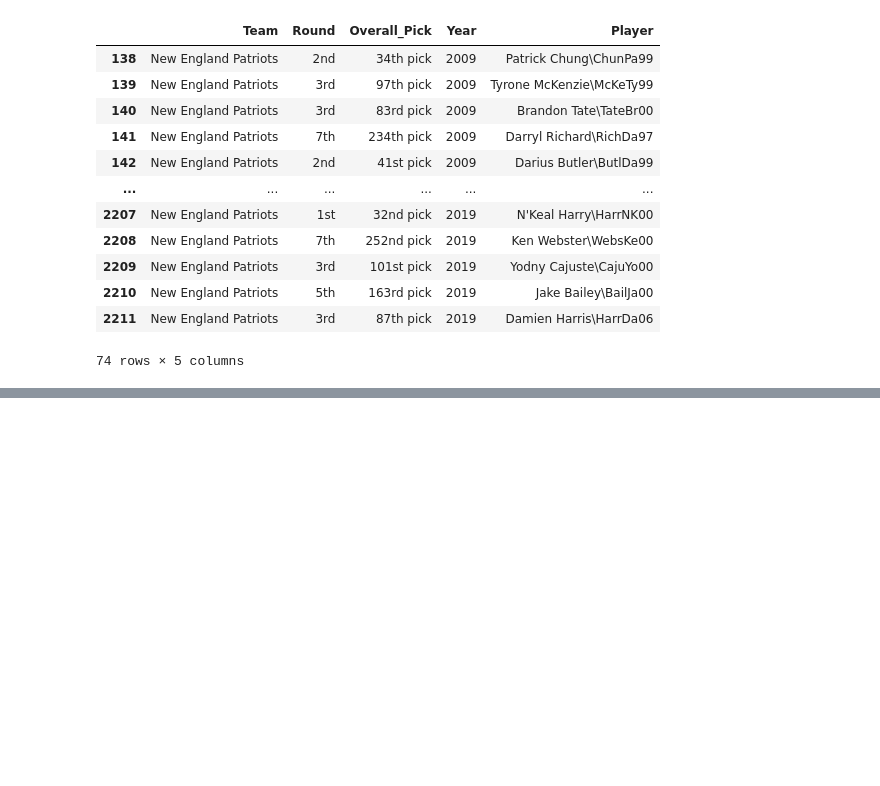
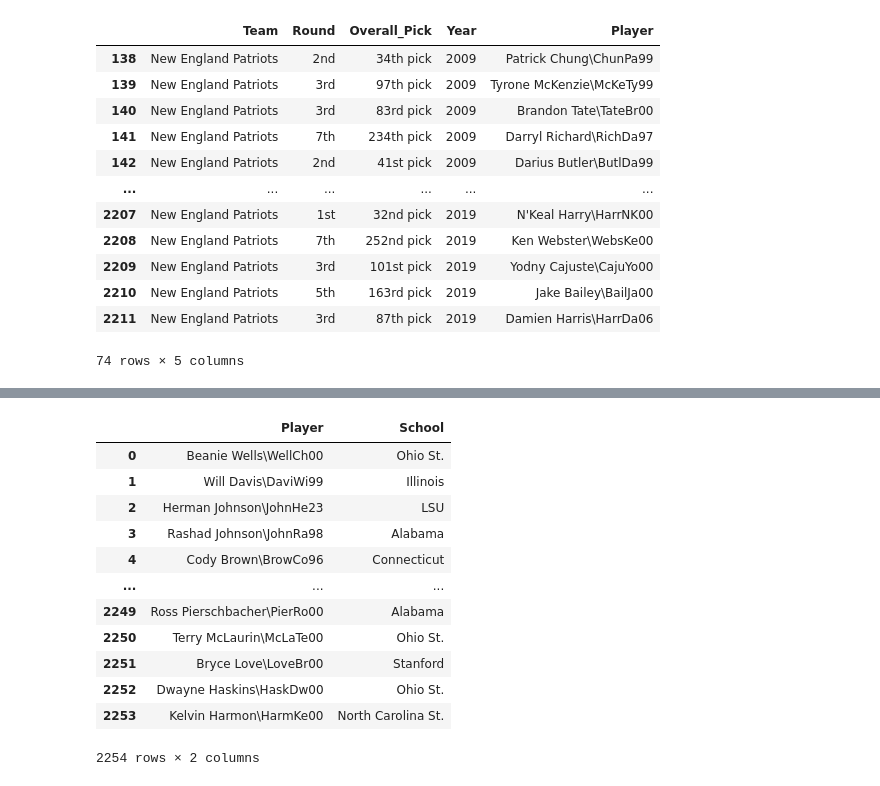
Before and after one commit to c-pilot875/Group3_FinalProject, a Jupyter notebook: nfl/Exploratory/Team picks.ipynb, the cells around one changed output, grey strips where cells are left out. Saved outputs shown, nothing was run; the diff lists cells and outputs as text; code cells hidden in the pictures; blank space fills up the shorter version.

```diff
--- a/nfl/Exploratory/Team picks.ipynb
+++ b/nfl/Exploratory/Team picks.ipynb
@@ -231,0 +285,17 @@ See the caveats in the documentation: https://pandas.pydata.org/pandas-docs/stab
+# %%
+college_df = college_df.loc[:,['Player','School']]
+college_df
+# %% [output]
+|  | Player | School |
+| 0 | Beanie Wells\WellCh00 | Ohio St. |
+| 1 | Will Davis\DaviWi99 | Illinois |
+| 2 | Herman Johnson\JohnHe23 | LSU |
+| 3 | Rashad Johnson\JohnRa98 | Alabama |
+| 4 | Cody Brown\BrowCo96 | Connecticut |
+| ... | ... | ... |
+| 2249 | Ross Pierschbacher\PierRo00 | Alabama |
+| 2250 | Terry McLaurin\McLaTe00 | Ohio St. |
+| 2251 | Bryce Love\LoveBr00 | Stanford |
+| 2252 | Dwayne Haskins\HaskDw00 | Ohio St. |
+| 2253 | Kelvin Harmon\HarmKe00 | North Carolina St. |
+2254 rows × 2 columns
```
Also changed, not shown: parts of 8 cells of this notebook.
